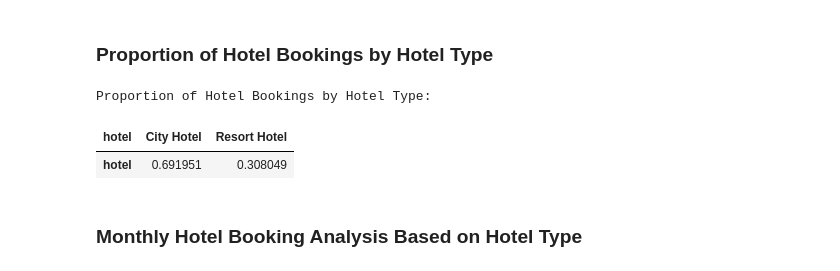
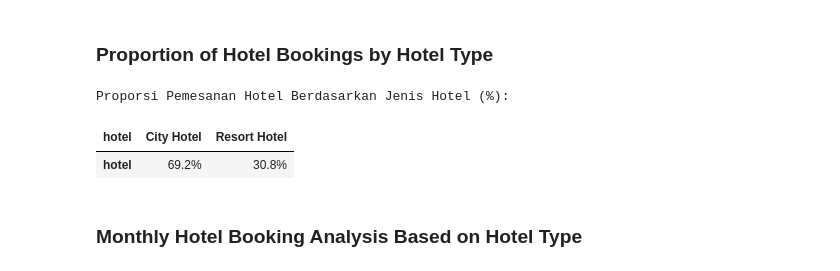
Before and after one commit to LimatanL/investigate-hotel-business-using-data-visualization, a Jupyter notebook: data_preparation.ipynb, the cells around one changed output. Cells and saved outputs as stored; diff of their text form; code cells hidden in the pictures.

```diff
--- a/data_preparation.ipynb
+++ b/data_preparation.ipynb
@@ -307,12 +307,15 @@ df_eda.head()
 # %%
 df_hotel = df_eda.groupby(['hotel']).agg({'hotel':'count'})
 df_hotel = df_hotel.div(df_hotel.sum(), axis=1).T
-print('Proporsi Pemesanan Hotel Berdasarkan Jenis Hotel:')
+df_hotel *= 100
+df_hotel = df_hotel.round(2)
+df_hotel = df_hotel.applymap(str) + '%'
+print('Proporsi Pemesanan Hotel Berdasarkan Jenis Hotel (%):')
 df_hotel
 # %% [output]
-Proportion of Hotel Bookings by Hotel Type:
+Proporsi Pemesanan Hotel Berdasarkan Jenis Hotel (%):
 | hotel | City Hotel | Resort Hotel |
-| hotel | 0.691951 | 0.308049 |
+| hotel | 69.2% | 30.8% |
 # %% [markdown]
 ### Monthly Hotel Booking Analysis Based on Hotel Type
 # %%
```
Also changed, not shown: parts of 9 cells of this notebook.
